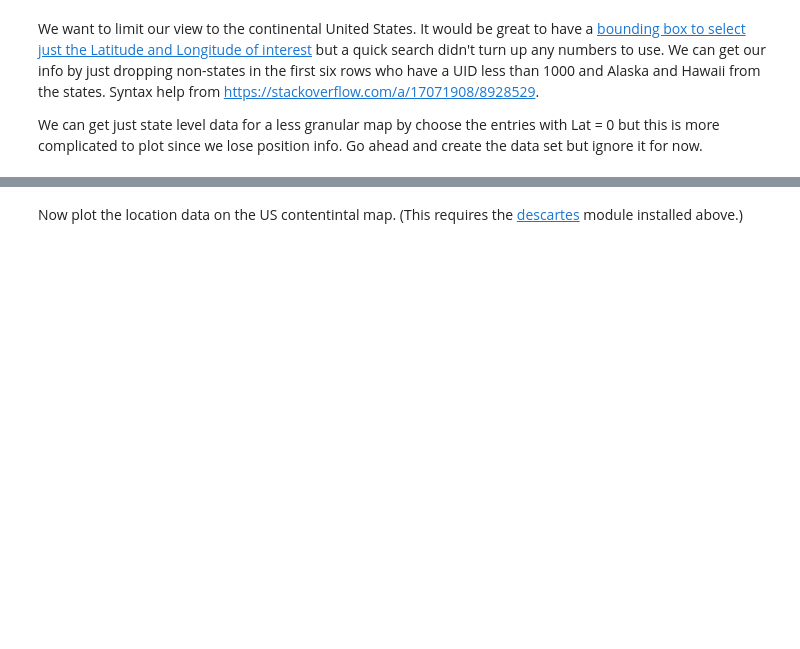
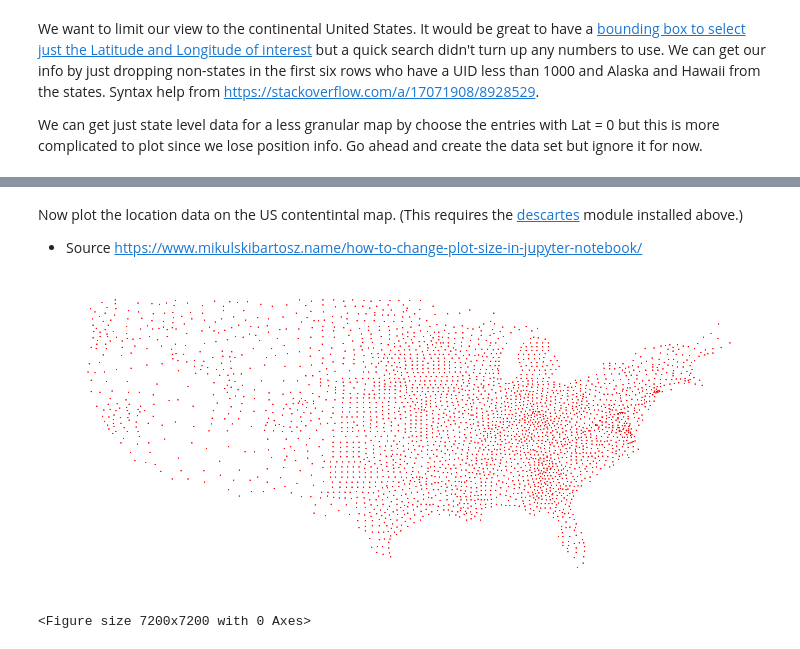
Before and after one commit to jprorama/game-of-covid, a Jupyter notebook: map_generator.ipynb, the cells around one changed output, grey strips where cells are left out. Cells and saved outputs as stored; diff of their text form; code cells hidden in the pictures; blank space fills up the shorter version.

Commit message:
generate images

```diff
--- a/map_generator.ipynb
+++ b/map_generator.ipynb
@@ -15,6 +41,6 @@ import pandas as pd
 import geopandas
 import matplotlib.pyplot as plt
 # %%
-rona_df = pd.read_csv("data/time_series_covid_19_confirmed_US.csv")
+rona_df = pd.read_csv("time_series_covid_19_confirmed_US-Copy1.csv")
 # %%
 rona_df.head()
@@ -45,23 +106,26 @@ gdf
 # %% [markdown]
 Now plot the location data on the US contentintal map. (This requires the [descartes](https://pypi.python.org/pypi/descartes) module installed above.)
+
+* Source https://www.mikulskibartosz.name/how-to-change-plot-size-in-jupyter-notebook/
 # %%
-plt.rcParams["figure.figsize"] = (20,20)
+plt.rcParams["figure.figsize"] = (20,10)
 # %%
 world = geopandas.read_file(geopandas.datasets.get_path('naturalearth_lowres'))
 
 # We restrict to United States
 ax = world[world.continent == 'United States'].plot(
-    color='white', edgecolor='black')
+    color='white', edgecolor='white')
 
+gdf = geopandas.GeoDataFrame(rona_cus_df,
+                             geometry=geopandas.points_from_xy(rona_cus_df.Long_, rona_cus_df.Lat))
+
+
+gdf.plot(ax=ax, color='red', marker='s',markersize=1)
 # We can now plot our ``GeoDataFrame``.
-gdf.plot(ax=ax, color='black', marker='s', markersize=10)
-
-plt.axis("off")
-# note figsize causes the png to be empty, not sure how thes value interact, use dpi for now
-# plt.figure(figsize=(10,10))
-
-# add .savefig() to write the image as png
-# also note that the output appears to be grayscale since the square edges are soft
-# would be good to have simple black and white ouput, zeros and ones.
-plt.savefig("murica.png", dpi=100)
+gdf.plot(ax=ax, color='red', marker='s',markersize=1)
+plt.axis('off')
+plt.figure(figsize=(100,100))
 plt.show()
+# %% [output]
+[figure, added]
+<Figure size 7200x7200 with 0 Axes>
```
Also changed, not shown: parts of 11 cells of this notebook.
